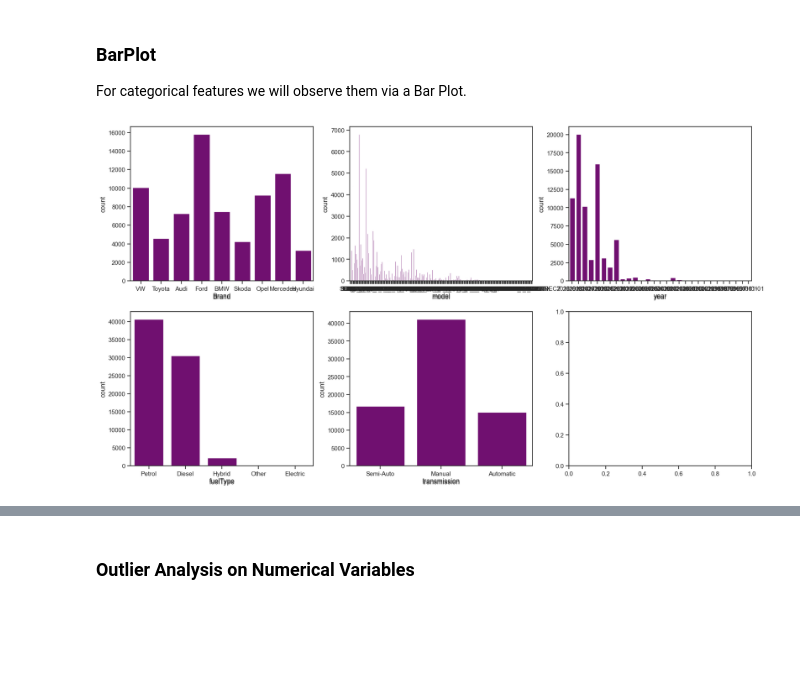
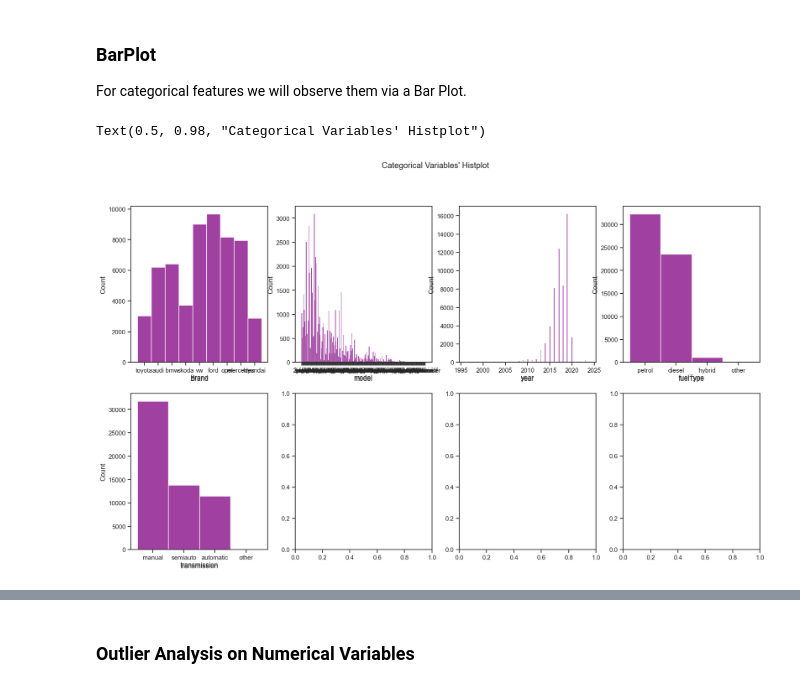
Before and after one commit to Filipesteves974/Machine-Learning-project, a Jupyter notebook: final.ipynb, the cells around one changed output, grey strips where cells are left out. Saved outputs shown, nothing was run; the diff lists cells and outputs as text; code cells hidden in the pictures; blank space fills up the shorter version.

```diff
--- a/final.ipynb
+++ b/final.ipynb
@@ -217,7 +220,7 @@ Duplicated values: 0
 # %% [markdown]
 The training set has 11 duplicated lines. Its' presence is insignificant, therefore we can drop them.
 # %%
-X = X.drop_duplicates()
+df_train = df_train.drop_duplicates()
 print("\nDuplicated values:", df_train.duplicated().sum())
 # %% [output]
 Duplicated values: 0
@@ -852,32 +485,26 @@ array([4.        , 1.        , 0.        , 3.        , 2.        ,
 # %% [markdown]
 For 'tax', 'mileage', 'mpg' and 'engineSize' the incorrect values are nearly insignificant, consequently they are removable.
 # %%
+
 #correcting negative tax values
-mask=(df_train["tax"]<0)
-df_train = df_train.loc[~mask]
-maskV=(X_test["tax"]<0)
-X_test=X_test.loc[~maskV]
-X["tax"].unique()
+#mask=(df_train["tax"]<0)
+df_train = df_train[df_train["tax"]>0]
+X_test=X_test[X_test["tax"]>0]
+df_train["tax"].unique()
 
 #correcting negative engineSize values
-maskES=(df_train["engineSize"]<0)
-df_train = df_train.loc[~maskES]
-maskESV=(X_test["engineSize"]<0)
-X_test=X_test.loc[~maskESV]
-X["engineSize"].unique()
+df_train = df_train[df_train["engineSize"]>0]
+X_test=X_test.loc[X_test["engineSize"]>0]
+df_train["engineSize"].unique()
 
 #correcting negative mileage values
-maskM=(df_train["mileage"]<0)
-df_train = df_train.loc[~maskM]
-maskMV=(X_test["mileage"]<0)
-X_test=X_test.loc[~maskMV]
+df_train = df_train[df_train["mileage"]>0]
+X_test=X_test[X_test["mileage"]>0]
 
 
-#correcting negative mileage values
-maskMpg=(df_train["mpg"]<0)
-df_train = X.loc[~maskMpg]
-maskMpgV=(X_test["mpg"]<0)
-X_test=X_test.loc[~maskMpgV]
+#correcting negative mpg values
+df_train = df_train[df_train["mpg"]>0]
+X_test=X_test[X_test["mpg"]<0]
 # %% [markdown]
 'hasDamage' is a constant variable, therefore we can drop it as it will not influence any predictions.
 # %%
@@ -901,7 +528,7 @@ metric_features=df_train.columns.drop(cat_features).tolist()
 We start plotting histograms of all the numerical features.
 # %%
 sp_rows = 2
-sp_cols = 3
+sp_cols = 4
 
 
 #Histograms
@@ -949,12 +576,17 @@ For categorical features we will observe them via a Bar Plot.
 # %%
 fig, axes = plt.subplots(sp_rows,
                          sp_cols,
                          figsize=(20, 11))
 
 # Plot data
 # Iterate across axes objects and associate each histogram (hint: use the ax.hist() instead of plt.hist()):
 for ax, feat in zip(axes.flatten(), cat_features):
-    sns.countplot(x=df_train[feat],ax=ax, color=("purple"))
+    sns.histplot(x=df_train[feat],ax=ax, color=("purple"))
     ax.set_title(feat, y=-0.13)
+
+
+
+plt.suptitle("Categorical Variables' Histplot")
 # %% [output]
+Text(0.5, 0.98, "Categorical Variables' Histplot")
-[figure, old version]
+[figure, new version]
```
Also changed, not shown: parts of 42 cells of this notebook.
